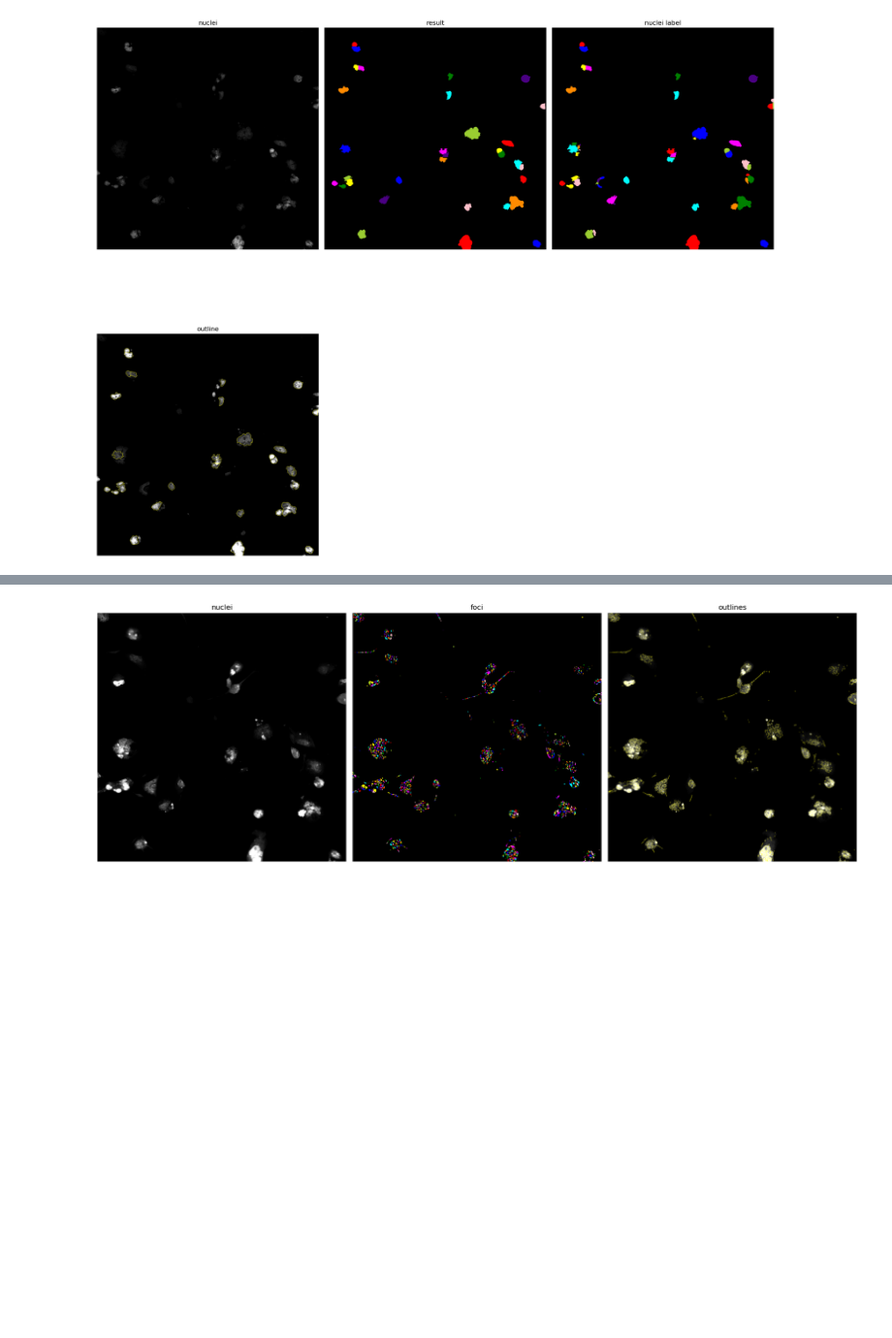
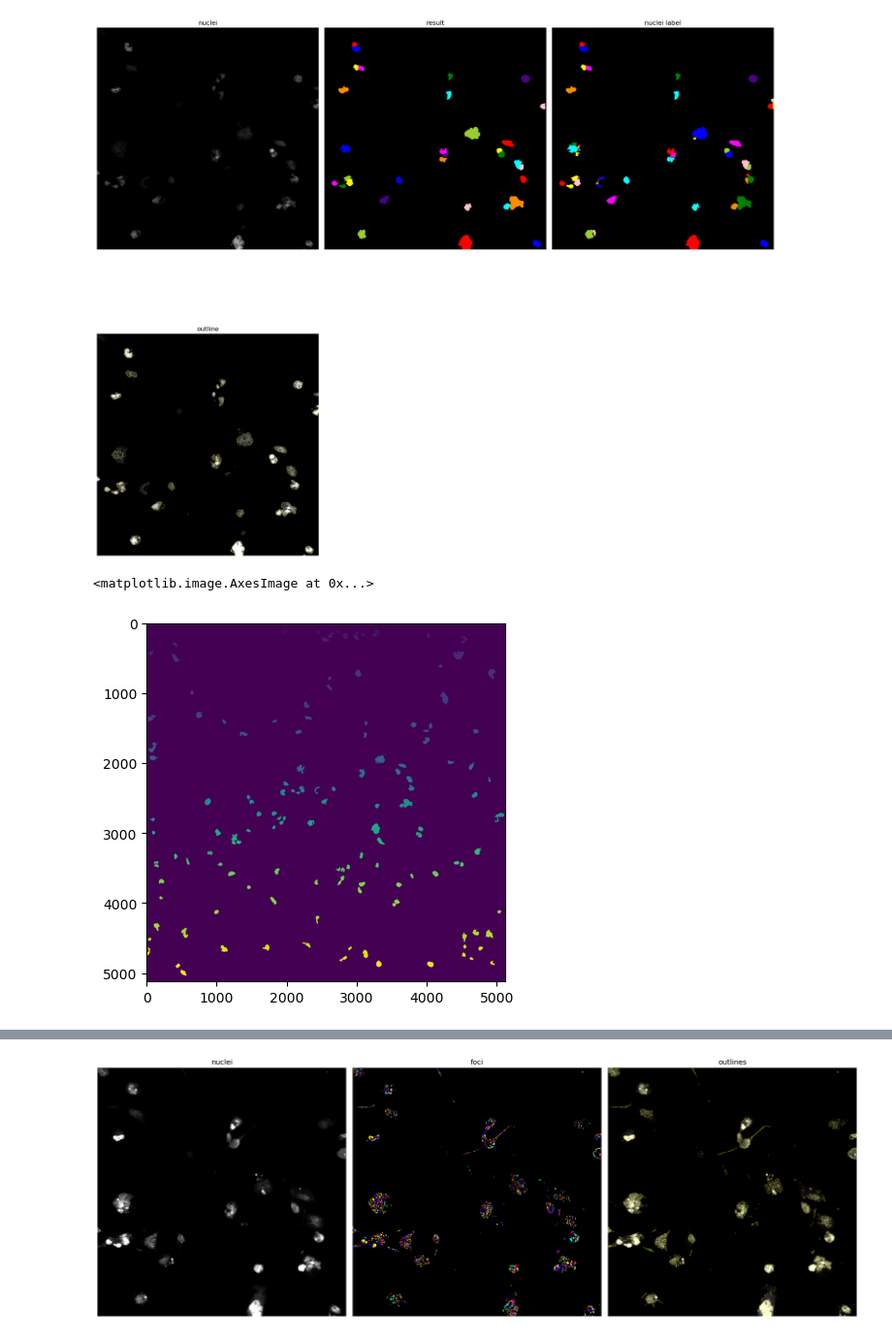
Before and after one commit to hannahbolen1/whole_slide, a Jupyter notebook: ops2019_segment.ipynb, the cells around one changed output, grey strips where cells are left out. Shown at 97% size. Cells and saved outputs as stored; diff of their text form; code cells hidden in the pictures; blank space fills up the shorter version.

```diff
--- a/ops2019_segment.ipynb
+++ b/ops2019_segment.ipynb
@@ -143,4 +161,9 @@ def find_foci(data, radius=3, threshold=10):
     return labeled
 # %%
 foci = find_foci(cy5Zoom)
+# %%
+plt.imshow(foci)
+# %% [output]
+<matplotlib.image.AxesImage at 0x...>
+[figure, added]
 # %%
```
Also changed, not shown: parts of 14 cells of this notebook, 1 other file.
